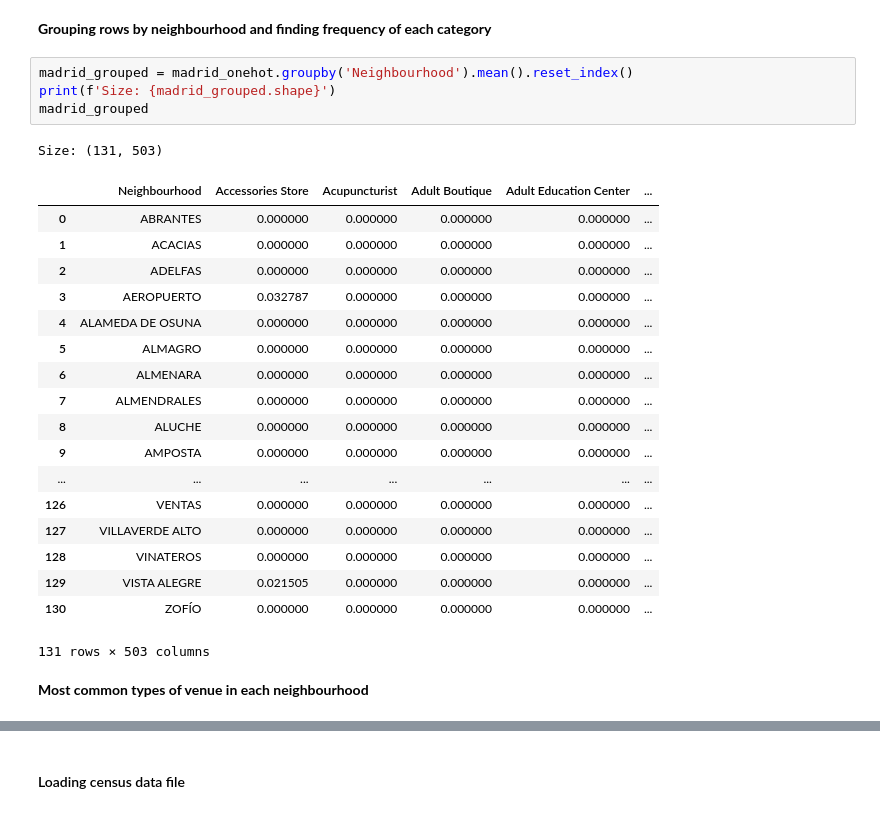
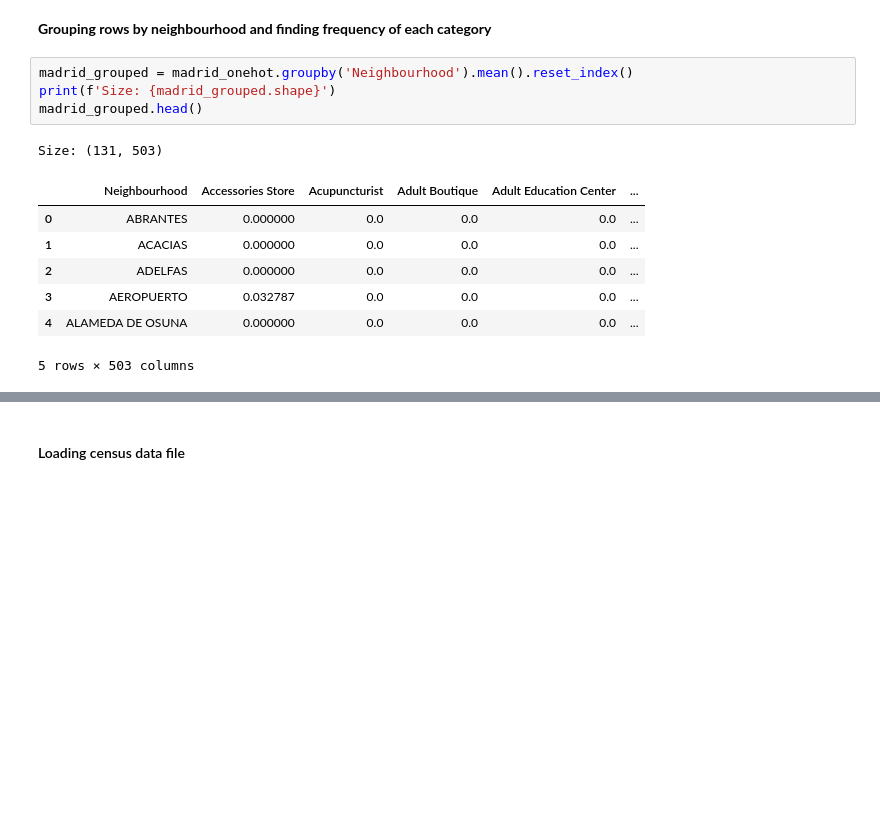
Before and after one commit to ejmacias/store_locations, a Jupyter notebook: Store_Locations/store_locations.ipynb, the cells around one changed output, grey strips where cells are left out. Cells and saved outputs as stored; diff of their text form; blank space fills up the shorter version.

```diff
--- a/Store_Locations/store_locations.ipynb
+++ b/Store_Locations/store_locations.ipynb
@@ -469,26 +418,13 @@ __Grouping rows by neighbourhood and finding frequency of each category__
 # %%
 madrid_grouped = madrid_onehot.groupby('Neighbourhood').mean().reset_index()
 print(f'Size: {madrid_grouped.shape}')
-madrid_grouped
+madrid_grouped.head()
 # %% [output]
 Size: (131, 503)
 |  | Neighbourhood | Accessories Store | Acupuncturist | Adult Boutique | Adult Education Center | ... |
-| 0 | ABRANTES | 0.000000 | 0.000000 | 0.000000 | 0.000000 | ... |
-| 1 | ACACIAS | 0.000000 | 0.000000 | 0.000000 | 0.000000 | ... |
-| 2 | ADELFAS | 0.000000 | 0.000000 | 0.000000 | 0.000000 | ... |
-| 3 | AEROPUERTO | 0.032787 | 0.000000 | 0.000000 | 0.000000 | ... |
-| 4 | ALAMEDA DE OSUNA | 0.000000 | 0.000000 | 0.000000 | 0.000000 | ... |
-| 5 | ALMAGRO | 0.000000 | 0.000000 | 0.000000 | 0.000000 | ... |
-| 6 | ALMENARA | 0.000000 | 0.000000 | 0.000000 | 0.000000 | ... |
-| 7 | ALMENDRALES | 0.000000 | 0.000000 | 0.000000 | 0.000000 | ... |
-| 8 | ALUCHE | 0.000000 | 0.000000 | 0.000000 | 0.000000 | ... |
-| 9 | AMPOSTA | 0.000000 | 0.000000 | 0.000000 | 0.000000 | ... |
-| ... | ... | ... | ... | ... | ... | ... |
-| 126 | VENTAS | 0.000000 | 0.000000 | 0.000000 | 0.000000 | ... |
-| 127 | VILLAVERDE ALTO | 0.000000 | 0.000000 | 0.000000 | 0.000000 | ... |
-| 128 | VINATEROS | 0.000000 | 0.000000 | 0.000000 | 0.000000 | ... |
-| 129 | VISTA ALEGRE | 0.021505 | 0.000000 | 0.000000 | 0.000000 | ... |
-| 130 | ZOFÍO | 0.000000 | 0.000000 | 0.000000 | 0.000000 | ... |
+| 0 | ABRANTES | 0.000000 | 0.0 | 0.0 | 0.0 | ... |
+| 1 | ACACIAS | 0.000000 | 0.0 | 0.0 | 0.0 | ... |
+| 2 | ADELFAS | 0.000000 | 0.0 | 0.0 | 0.0 | ... |
+| 3 | AEROPUERTO | 0.032787 | 0.0 | 0.0 | 0.0 | ... |
+| 4 | ALAMEDA DE OSUNA | 0.000000 | 0.0 | 0.0 | 0.0 | ... |
-131 rows × 503 columns
+5 rows × 503 columns
-# %% [markdown]
-__Most common types of venue in each neighbourhood__
```
Also changed, not shown: parts of 19 cells of this notebook.
